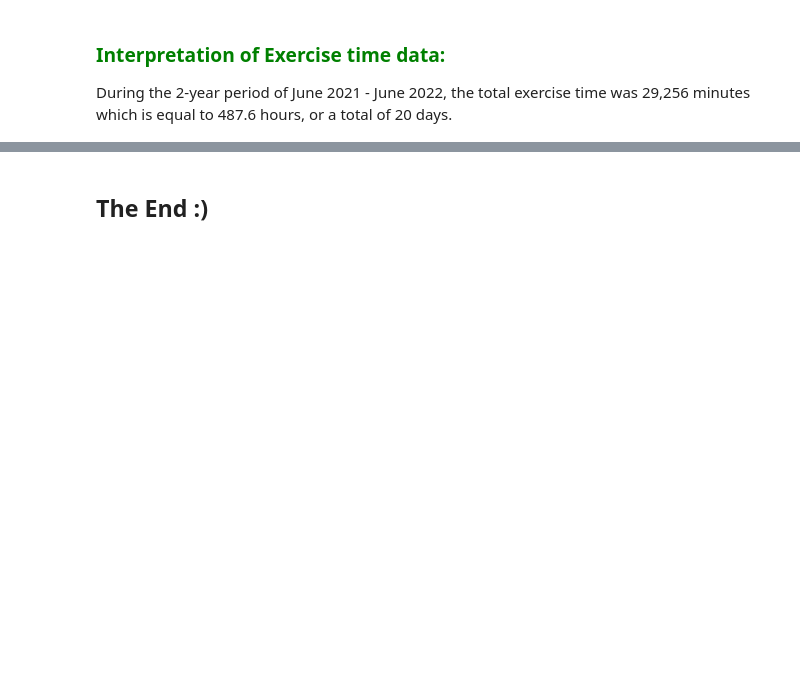
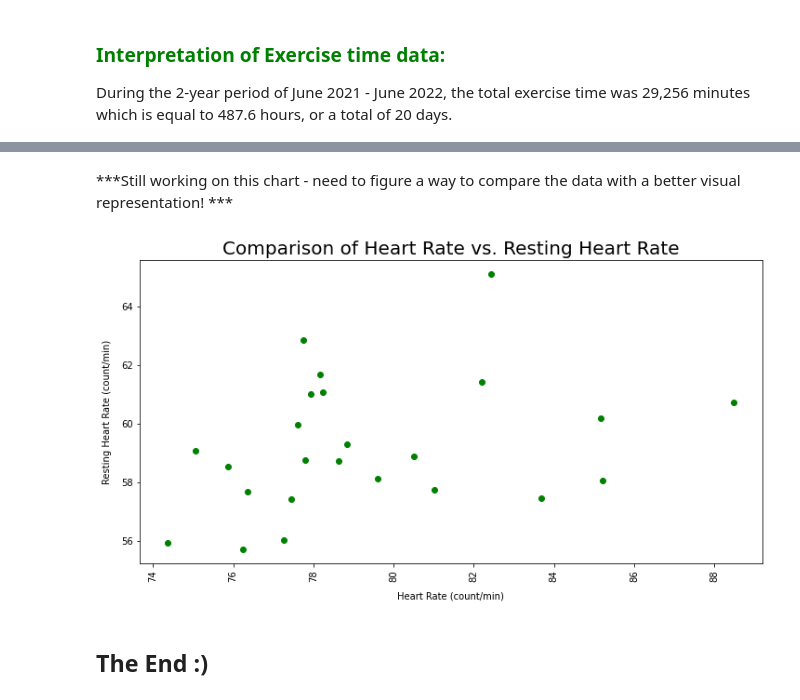
Before and after one commit to KimBug29/AppleDataKW, a Jupyter notebook: HealthData.ipynb, the cells around one changed output, grey strips where cells are left out. Saved outputs shown, nothing was run; the diff lists cells and outputs as text; code cells hidden in the pictures; blank space fills up the shorter version.

Commit message:
Additional data comparisons

```diff
--- a/HealthData.ipynb
+++ b/HealthData.ipynb
@@ -176,2 +206,15 @@ During the 2-year period of June 2021 - June 2022, the total exercise time was 2
+# %% [markdown]
+***Still working on this chart - need to figure a way to compare the data with a better visual representation! ***
+# %%
+# Plot the 2-year period (in months) comparing heart rate vs. resting heart rate (count/minute)
+plt.figure(figsize = (12, 6))
+plt.scatter(health_data_2year_dataframe['Heart rate(count/min)'], health_data_2year_dataframe['Resting heart rate(count/min)'], color = "green")
+plt.xlabel("Heart Rate (count/min)", labelpad=10)
+plt.ylabel("Resting Heart Rate (count/min)", labelpad=10)
+plt.xticks(rotation="vertical")
+plt.title("Comparison of Heart Rate vs. Resting Heart Rate", fontsize=20)
+plt.show()
+# %% [output]
+[figure, added]
 # %% [markdown]
 ## The End :)
```
Also changed, not shown: parts of 7 cells of this notebook.
